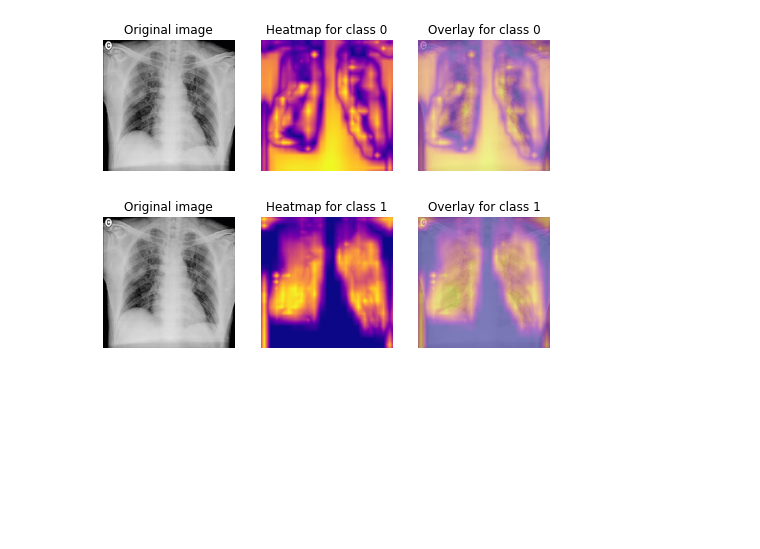
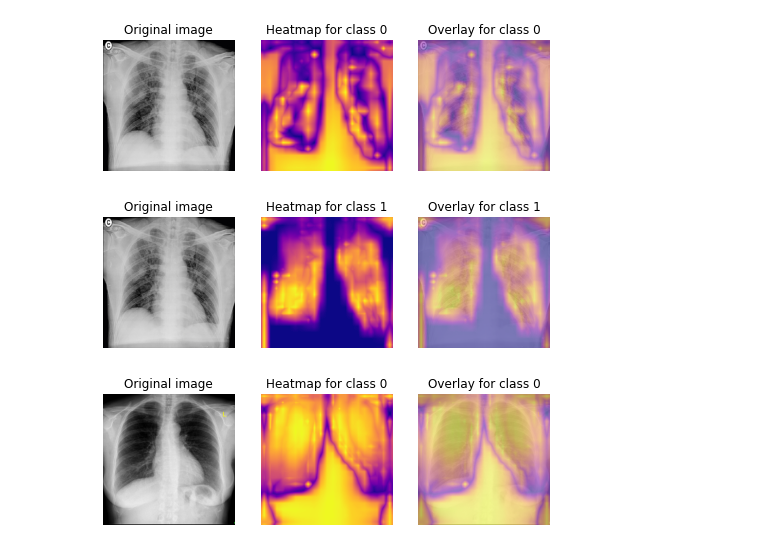
Before and after one commit to r0cketr1kky/COVID-19_X-Ray, a Jupyter notebook: ScoreCAM.ipynb, the cells around one changed output. Drawn from its saved outputs; the diff is of its cells as text; code cells hidden in the pictures; blank space fills up the shorter version.

```diff
--- a/ScoreCAM.ipynb
+++ b/ScoreCAM.ipynb
@@ -264,0 +267,12 @@ draw_original_and_heatmap(1)
+# %%
+source_img = load_img('/gdrive/My Drive/normal_chestxray.jpeg', target_size=input_shape)
+img = img_to_array(source_img)
+img = np.expand_dims(img, axis=0)
+img = preprocess_input(img, backend=keras.backend)
+
+scoreCAM = ScoreCAM(model_input=model.input, last_conv_output=conv_layers, softmax_output=softmax_output, input_shape=input_shape)
+scoreCAM.prepare_cam(img)
+
+draw_original_and_heatmap(0)
+# %% [output]
+[figure, added]
```
Also changed, not shown: parts of 3 cells of this notebook.
